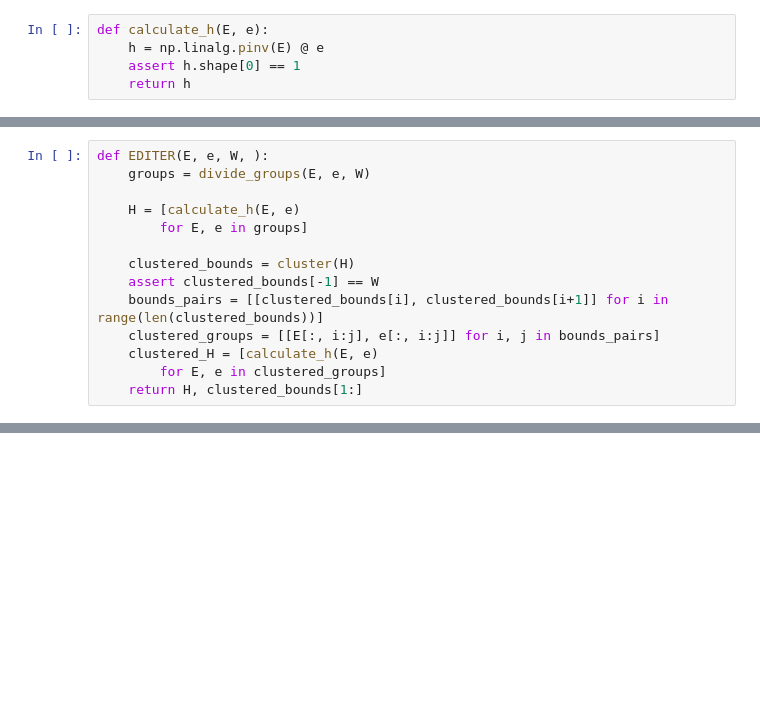
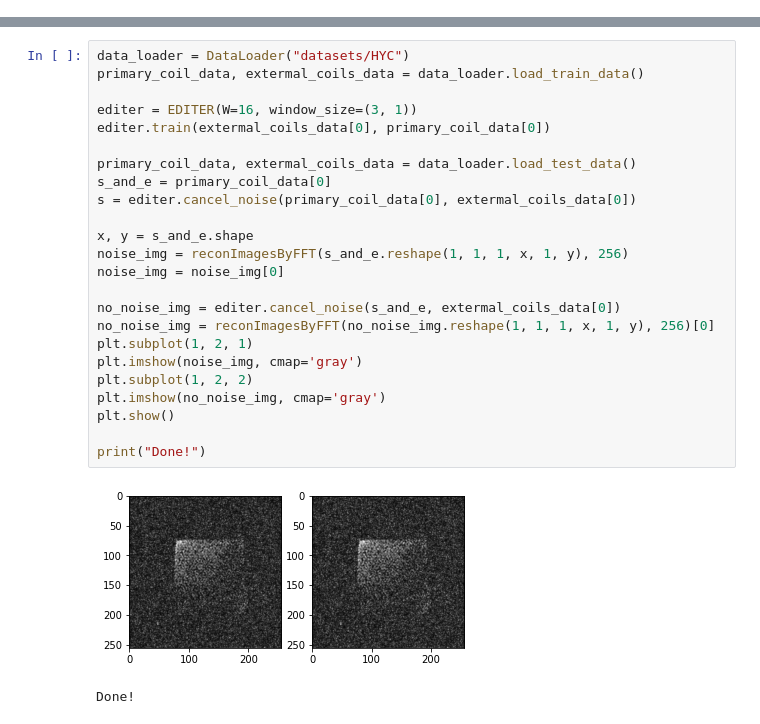
Before and after one commit to hongmingjian/mri-emi, a Jupyter notebook: EDITER.ipynb, the cells around one changed output, grey strips where cells are left out. Cells and saved outputs as stored; diff of their text form; blank space fills up the shorter version.

Commit message:
EDITER现已可执行

```diff
--- a/EDITER.ipynb
+++ b/EDITER.ipynb
@@ -47,5 +7,0 @@ calculate h_k
-# %%
-def calculate_h(E, e):
-    h = np.linalg.pinv(E) @ e
-    assert h.shape[0] == 1
-    return h
@@ -82,14 +7,0 @@ def cluster(H, threshold=0.5):
-# %%
-def EDITER(E, e, W, ):
-    groups = divide_groups(E, e, W)
-
-    H = [calculate_h(E, e)
-        for E, e in groups]
-
-    clustered_bounds = cluster(H)
-    assert clustered_bounds[-1] == W
-    bounds_pairs = [[clustered_bounds[i], clustered_bounds[i+1]] for i in range(len(clustered_bounds))]
-    clustered_groups = [[E[:, i:j], e[:, i:j]] for i, j in bounds_pairs]
-    clustered_H = [calculate_h(E, e)
-        for E, e in clustered_groups]
-    return H, clustered_bounds[1:]
@@ -95,0 +323,27 @@ def EDITER(E, e, W, ):
+# %%
+data_loader = DataLoader("datasets/HYC")
+primary_coil_data, extermal_coils_data = data_loader.load_train_data()
+
+editer = EDITER(W=16, window_size=(3, 1))
+editer.train(extermal_coils_data[0], primary_coil_data[0])
+
+primary_coil_data, extermal_coils_data = data_loader.load_test_data()
+s_and_e = primary_coil_data[0]
+s = editer.cancel_noise(primary_coil_data[0], extermal_coils_data[0])
+
+x, y = s_and_e.shape
+noise_img = reconImagesByFFT(s_and_e.reshape(1, 1, 1, x, 1, y), 256)
+noise_img = noise_img[0]
+
+no_noise_img = editer.cancel_noise(s_and_e, extermal_coils_data[0])
+no_noise_img = reconImagesByFFT(no_noise_img.reshape(1, 1, 1, x, 1, y), 256)[0]
+plt.subplot(1, 2, 1)
+plt.imshow(noise_img, cmap='gray')
+plt.subplot(1, 2, 2)
+plt.imshow(no_noise_img, cmap='gray')
+plt.show()
+
+print("Done!")
+# %% [output]
+[figure, added]
+Done!
```
Also changed, not shown: parts of 11 cells of this notebook.
